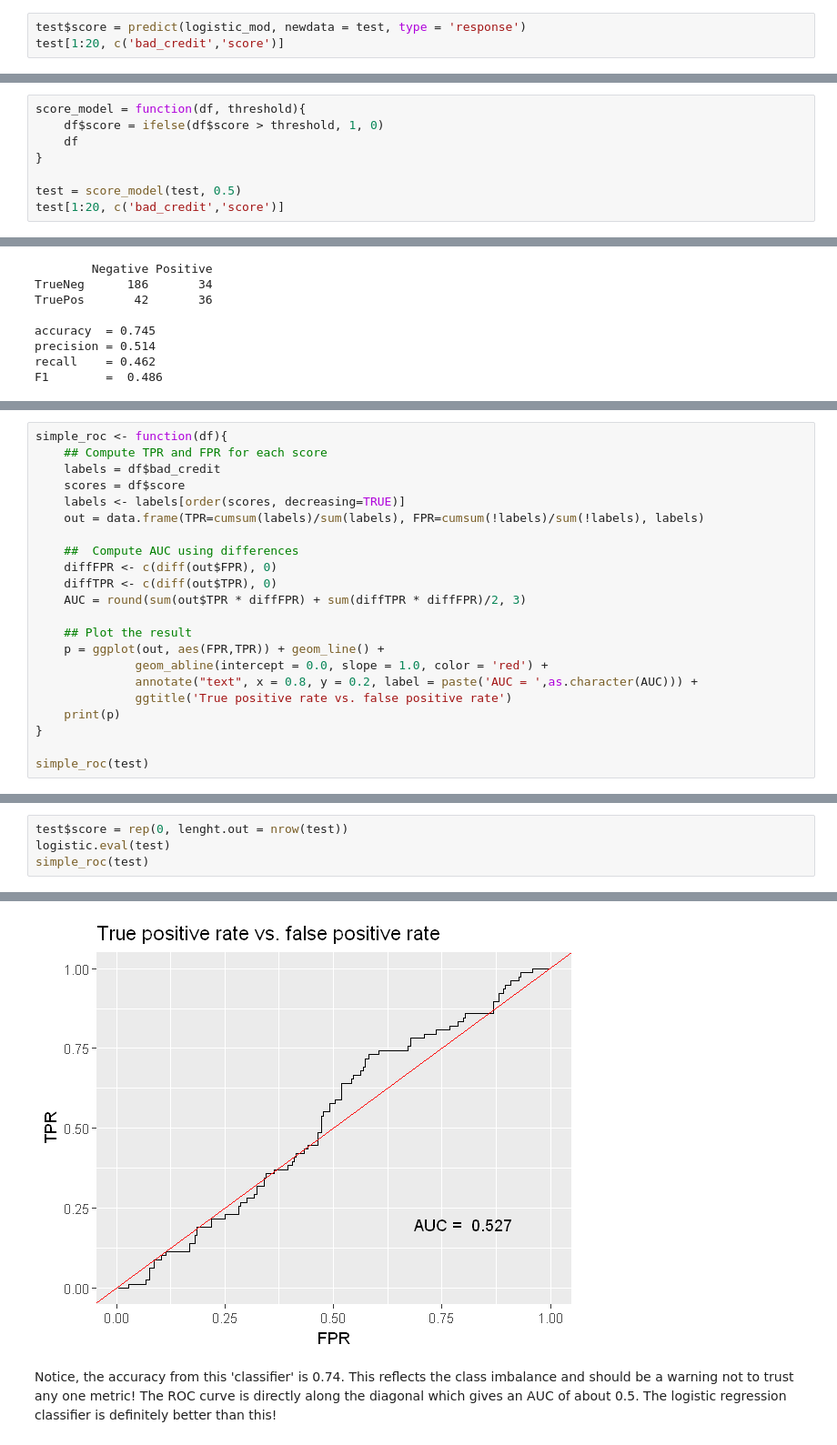
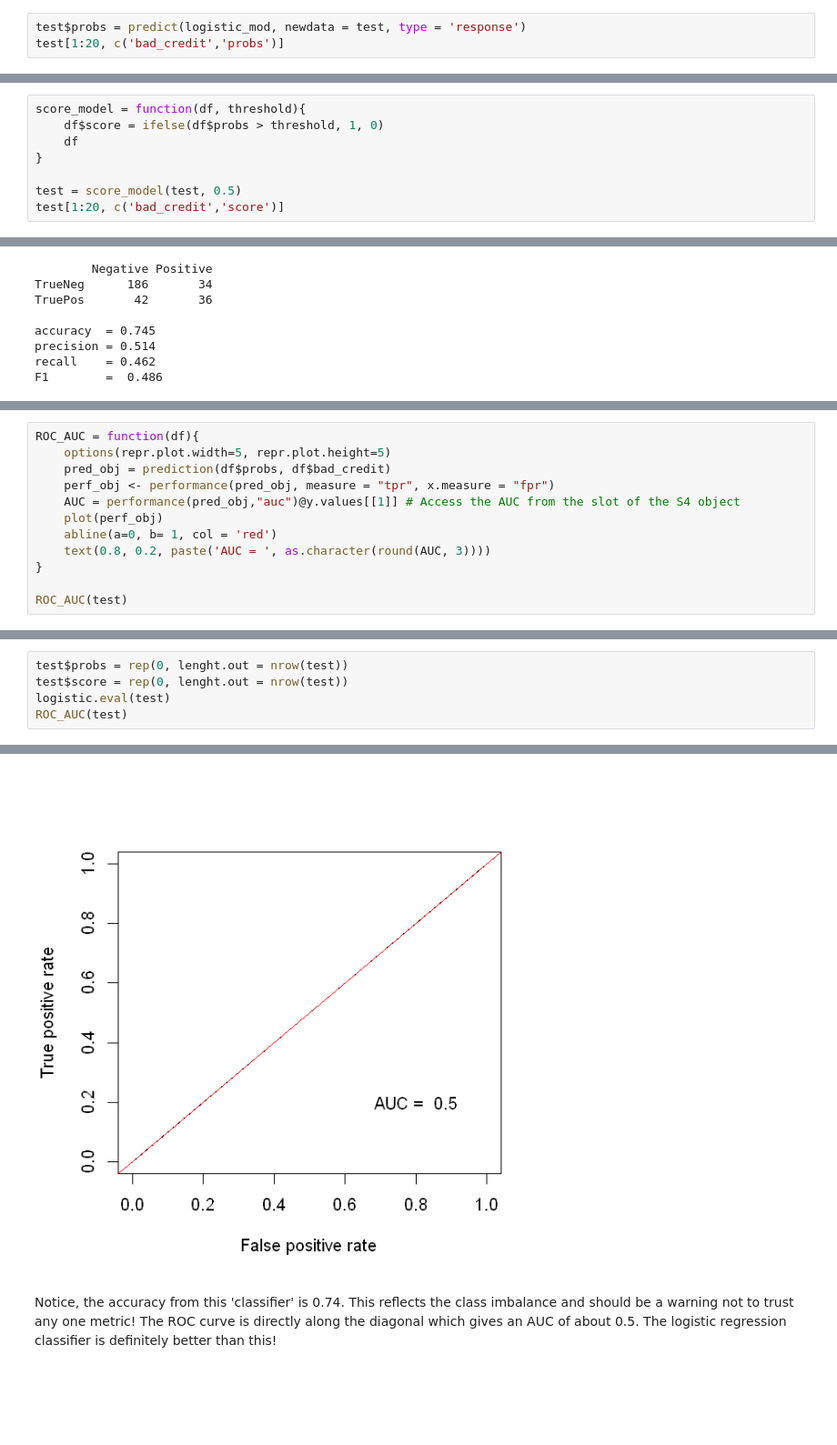
Before and after one commit to vijayraavi/Principles-of-Machine-Learning-R, a Jupyter notebook: Module4/Classificaton.ipynb, the cells around one changed output, grey strips where cells are left out. Shown at 91% size. Saved outputs shown, nothing was run; the diff lists cells and outputs as text; blank space fills up the shorter version.

```diff
--- a/Module4/Classificaton.ipynb
+++ b/Module4/Classificaton.ipynb
@@ -176,6 +188,6 @@ First of all, notice that model coefficients are similar to what you might expec
 
 Recall that the logistic regression model outputs log likelihoods. The class with the highest probability is taken as the score (prediction). Execute the code and the cell below to compute and display a sample of these class probabilities for the test feature set.
 # %%
-test$score = predict(logistic_mod, newdata = test, type = 'response')
-test[1:20, c('bad_credit','score')]
+test$probs = predict(logistic_mod, newdata = test, type = 'response')
+test[1:20, c('bad_credit','probs')]
 # %% [output]
@@ -204,7 +216,7 @@ The first column is the label and the second is the log likelihood of a positive
 Now that the log likelihoods have been computed these values must be transformed into actual class scores. Recall that the log likelihoods for two-class logistic regression are computed by applying the sigmoid or logistic transformation to the output of the linear model. The simple choice is to set the threshold between the two likelihoods at $0.5$. The code in the cell below applies this inital threshold to the probability of a score of $0$ for the test data. A few examples along with the known labels are then displayed. Execute this code and examine the result.
 # %%
 score_model = function(df, threshold){
-    df$score = ifelse(df$score > threshold, 1, 0)
+    df$score = ifelse(df$probs > threshold, 1, 0)
     df
 }
 
@@ -353,22 +364,0 @@ Finally, the code in the cell below uses a simple algorithm to compute and displ
-# %%
-simple_roc <- function(df){
-    ## Compute TPR and FPR for each score
-    labels = df$bad_credit
-    scores = df$score
-    labels <- labels[order(scores, decreasing=TRUE)]
-    out = data.frame(TPR=cumsum(labels)/sum(labels), FPR=cumsum(!labels)/sum(!labels), labels)
-
-    ##  Compute AUC using differences
-    diffFPR <- c(diff(out$FPR), 0)
-    diffTPR <- c(diff(out$TPR), 0)
-    AUC = round(sum(out$TPR * diffFPR) + sum(diffTPR * diffFPR)/2, 3)
-
-    ## Plot the result
-    p = ggplot(out, aes(FPR,TPR)) + geom_line() +
-              geom_abline(intercept = 0.0, slope = 1.0, color = 'red') +
-              annotate("text", x = 0.8, y = 0.2, label = paste('AUC = ',as.character(AUC))) +
-              ggtitle('True positive rate vs. false positive rate')
-    print(p)
-}
-
-simple_roc(test)
@@ -376,0 +365,12 @@ simple_roc(test)
+# %%
+ROC_AUC = function(df){
+    options(repr.plot.width=5, repr.plot.height=5)
+    pred_obj = prediction(df$probs, df$bad_credit)
+    perf_obj <- performance(pred_obj, measure = "tpr", x.measure = "fpr")
+    AUC = performance(pred_obj,"auc")@y.values[[1]] # Access the AUC from the slot of the S4 object
+    plot(perf_obj)
+    abline(a=0, b= 1, col = 'red')
+    text(0.8, 0.2, paste('AUC = ', as.character(round(AUC, 3))))
+}
+
+ROC_AUC(test)
@@ -379,19 +381,20 @@ The ROC curve is above the diagonal red-dotted line and the AUC is 0.67. But, gi
 
 One point of comparison is a naive 'classifier' that sets all cases to positive. The code in the cell below contains such a classifier. This alogrithm is not really a classifier at all. This 'classifier' is hard coded. The ROC curve and AUC are then computed and displayed. Run this code, and examine the result.
 # %%
+test$probs = rep(0, lenght.out = nrow(test))
 test$score = rep(0, lenght.out = nrow(test))
 logistic.eval(test)
-simple_roc(test)
+ROC_AUC(test)
 # %% [output]
         Negative Positive
 TrueNeg      220        0
 TruePos       78        0
 
 accuracy  = 0.738
 precision = NaN
 recall    = 0
 F1        =  NaN
-[figure, old version]
+[figure, new version]
 # %% [markdown]
 Notice, the accuracy from this 'classifier' is 0.74. This reflects the class imbalance and should be a warning not to trust any one metric! The ROC curve is directly along the diagonal which gives an AUC of about 0.5. The logistic regression classifier is definitely better than this!
 # %% [markdown]
```
Also changed, not shown: parts of 9 cells of this notebook.
